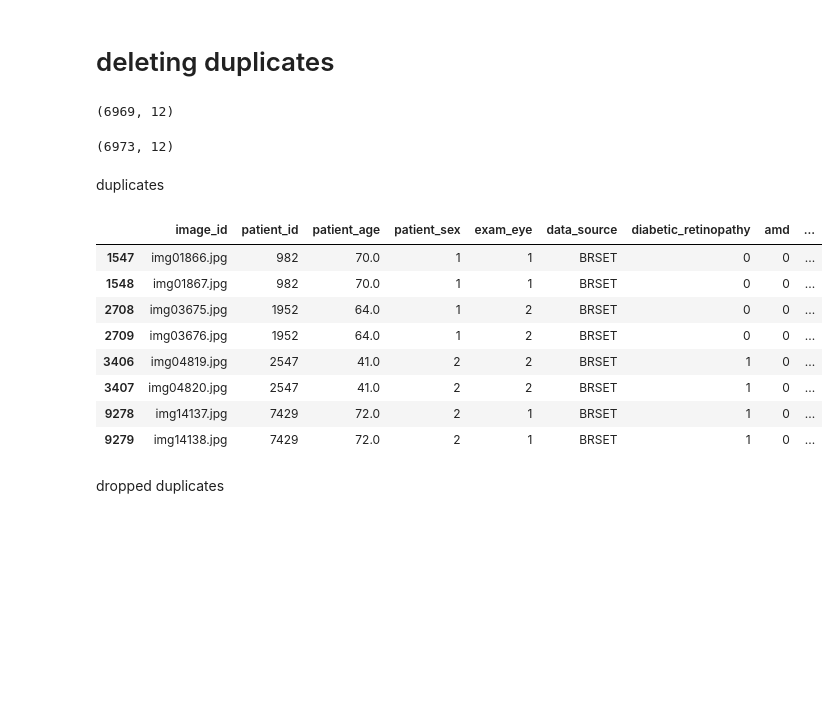
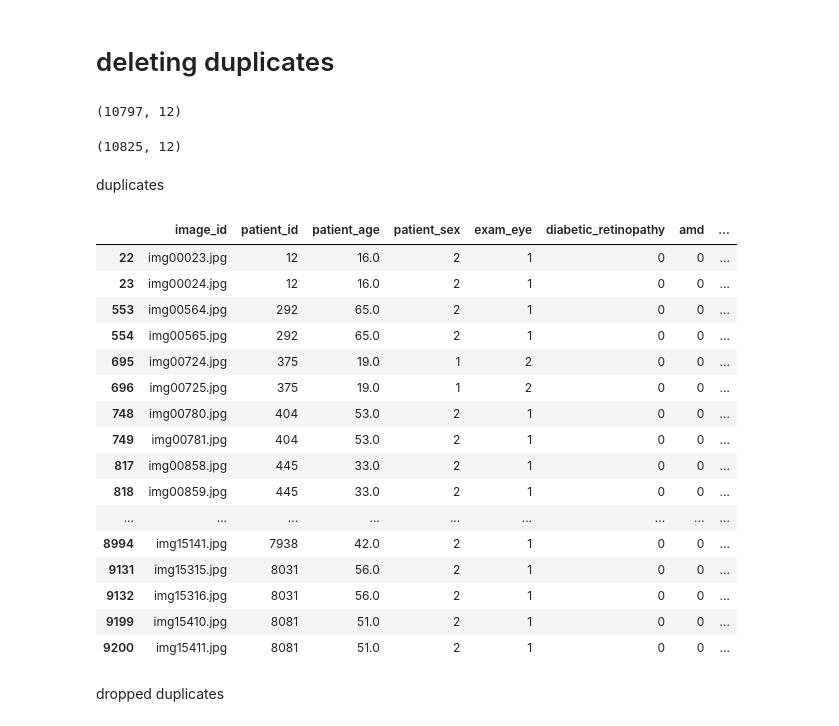
Before and after one commit to pauline2513/fundus-images-classification, a Jupyter notebook: class_selection.ipynb, the cells around one changed output. Cells and saved outputs as stored; diff of their text form; code cells hidden in the pictures; blank space fills up the shorter version.

Commit message:
made selection function

```diff
--- a/class_selection.ipynb
+++ b/class_selection.ipynb
@@ -12,5 +38,5 @@ from sklearn.model_selection import train_test_split
 # %%
-data = pd.read_csv('combined_dataset.csv')
+data = pd.read_csv('combined_dataset_ver1.csv')
 data
 # %% [output]
 |  | image_id | patient_id | patient_age | patient_sex | exam_eye | diabetic_retinopathy | macular_edema | ... |
@@ -104,0 +55,4 @@ Name: count, dtype: int64
+# %%
+classes=['diabetic_retinopathy', 'amd', 'hypertensive_retinopathy', 'normal_eye', 'glaucoma', 'cataract']
+selected_data = select_classes(data, classes)
+selected_data[classes].value_counts()
@@ -105,28 +68,36 @@ Name: count, dtype: int64
 # %% [markdown]
 # deleting duplicates
 # %%
-dropped_duplicates_dataset = dataset_nn.drop_duplicates(subset=['exam_eye', 'patient_id'])
+dropped_duplicates_dataset = selected_data.drop_duplicates(subset=['exam_eye', 'patient_id'])
 # %%
-display(dropped_duplicates_dataset.shape, dataset_nn.shape)
+display(dropped_duplicates_dataset.shape, selected_data.shape)
 # %% [output]
-(6969, 12)
+(10797, 12)
-(6973, 12)
+(10825, 12)
 # %%
-patient_duplicate_ids = dataset_nn[~(dataset_nn.index.isin(dropped_duplicates_dataset.index.to_list()))]['patient_id'].to_list()
+patient_duplicate_ids = selected_data[~(selected_data.index.isin(dropped_duplicates_dataset.index.to_list()))]['patient_id'].to_list()
 # %% [markdown]
 duplicates
 # %%
-dataset_nn[dataset_nn['patient_id'].isin(patient_duplicate_ids)]
+selected_data[selected_data['patient_id'].isin(patient_duplicate_ids)]
 # %% [output]
-|  | image_id | patient_id | patient_age | patient_sex | exam_eye | data_source | diabetic_retinopathy | amd | ... |
-| 1547 | img01866.jpg | 982 | 70.0 | 1 | 1 | BRSET | 0 | 0 | ... |
-| 1548 | img01867.jpg | 982 | 70.0 | 1 | 1 | BRSET | 0 | 0 | ... |
-| 2708 | img03675.jpg | 1952 | 64.0 | 1 | 2 | BRSET | 0 | 0 | ... |
-| 2709 | img03676.jpg | 1952 | 64.0 | 1 | 2 | BRSET | 0 | 0 | ... |
-| 3406 | img04819.jpg | 2547 | 41.0 | 2 | 2 | BRSET | 1 | 0 | ... |
-| 3407 | img04820.jpg | 2547 | 41.0 | 2 | 2 | BRSET | 1 | 0 | ... |
-| 9278 | img14137.jpg | 7429 | 72.0 | 2 | 1 | BRSET | 1 | 0 | ... |
-| 9279 | img14138.jpg | 7429 | 72.0 | 2 | 1 | BRSET | 1 | 0 | ... |
+|  | image_id | patient_id | patient_age | patient_sex | exam_eye | diabetic_retinopathy | amd | ... |
+| 22 | img00023.jpg | 12 | 16.0 | 2 | 1 | 0 | 0 | ... |
+| 23 | img00024.jpg | 12 | 16.0 | 2 | 1 | 0 | 0 | ... |
+| 553 | img00564.jpg | 292 | 65.0 | 2 | 1 | 0 | 0 | ... |
+| 554 | img00565.jpg | 292 | 65.0 | 2 | 1 | 0 | 0 | ... |
+| 695 | img00724.jpg | 375 | 19.0 | 1 | 2 | 0 | 0 | ... |
+| 696 | img00725.jpg | 375 | 19.0 | 1 | 2 | 0 | 0 | ... |
+| 748 | img00780.jpg | 404 | 53.0 | 2 | 1 | 0 | 0 | ... |
+| 749 | img00781.jpg | 404 | 53.0 | 2 | 1 | 0 | 0 | ... |
+| 817 | img00858.jpg | 445 | 33.0 | 2 | 1 | 0 | 0 | ... |
+| 818 | img00859.jpg | 445 | 33.0 | 2 | 1 | 0 | 0 | ... |
+| ... | ... | ... | ... | ... | ... | ... | ... | ... |
+| 8994 | img15141.jpg | 7938 | 42.0 | 2 | 1 | 0 | 0 | ... |
+| 9131 | img15315.jpg | 8031 | 56.0 | 2 | 1 | 0 | 0 | ... |
+| 9132 | img15316.jpg | 8031 | 56.0 | 2 | 1 | 0 | 0 | ... |
+| 9199 | img15410.jpg | 8081 | 51.0 | 2 | 1 | 0 | 0 | ... |
+| 9200 | img15411.jpg | 8081 | 51.0 | 2 | 1 | 0 | 0 | ... |
 # %% [markdown]
 dropped duplicates
 # %%
```
Also changed, not shown: parts of 25 cells of this notebook.
